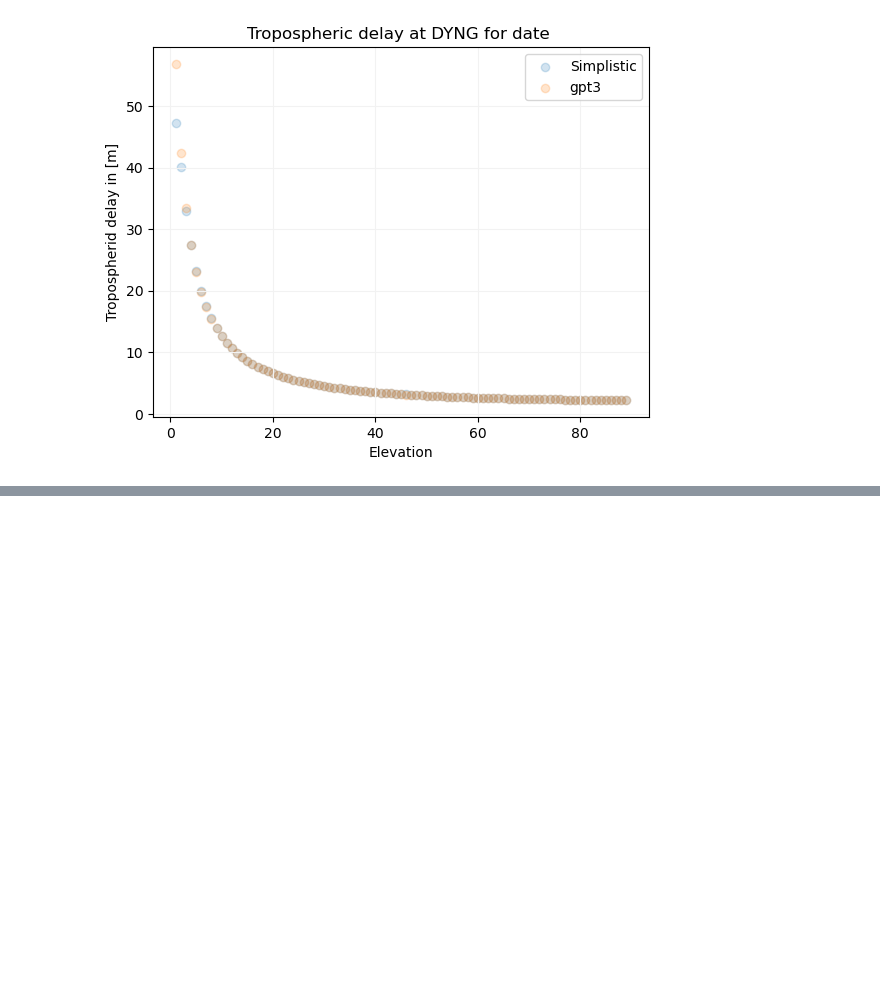
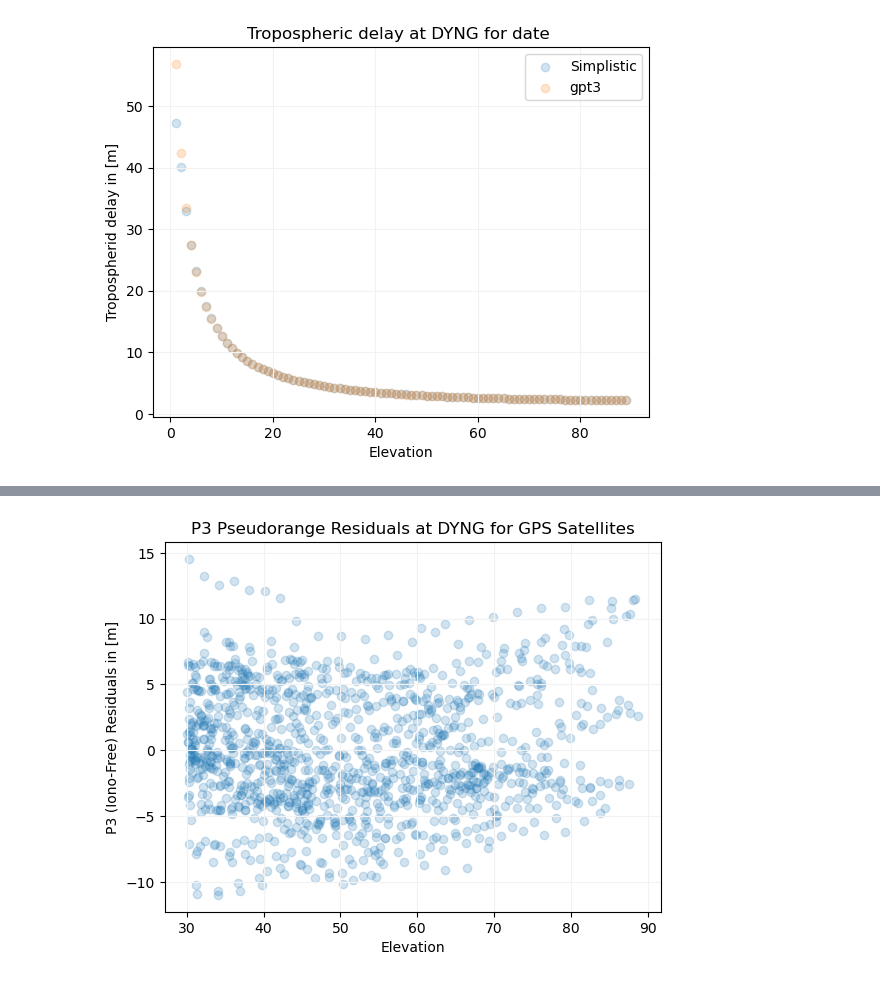
Before and after one commit to DSOlab/AcademicSoftware, a Jupyter notebook: JupiterLab/gps/gps_code.ipynb, the cells around one changed output, grey strips where cells are left out. Saved outputs shown, nothing was run; the diff lists cells and outputs as text; code cells hidden in the pictures; blank space fills up the shorter version.

```diff
--- a/JupiterLab/gps/gps_code.ipynb
+++ b/JupiterLab/gps/gps_code.ipynb
@@ -452,0 +538,11 @@ plt.show()
+# %%
+# Γραφική αναπαράσταση
+fig, ax = plt.subplots()
+ax.scatter(elvs, dl, alpha=0.2)
+ax.grid(color='0.95')
+plt.ylabel("P3 (Iono-Free) Residuals in [m]")
+plt.title("P3 Pseudorange Residuals at {:} for GPS Satellites".format(rnx.marker_name))
+plt.xlabel("Elevation")
+plt.show()
+# %% [output]
+[figure, added]
```
Also changed, not shown: parts of 12 cells of this notebook, 5 other files.
